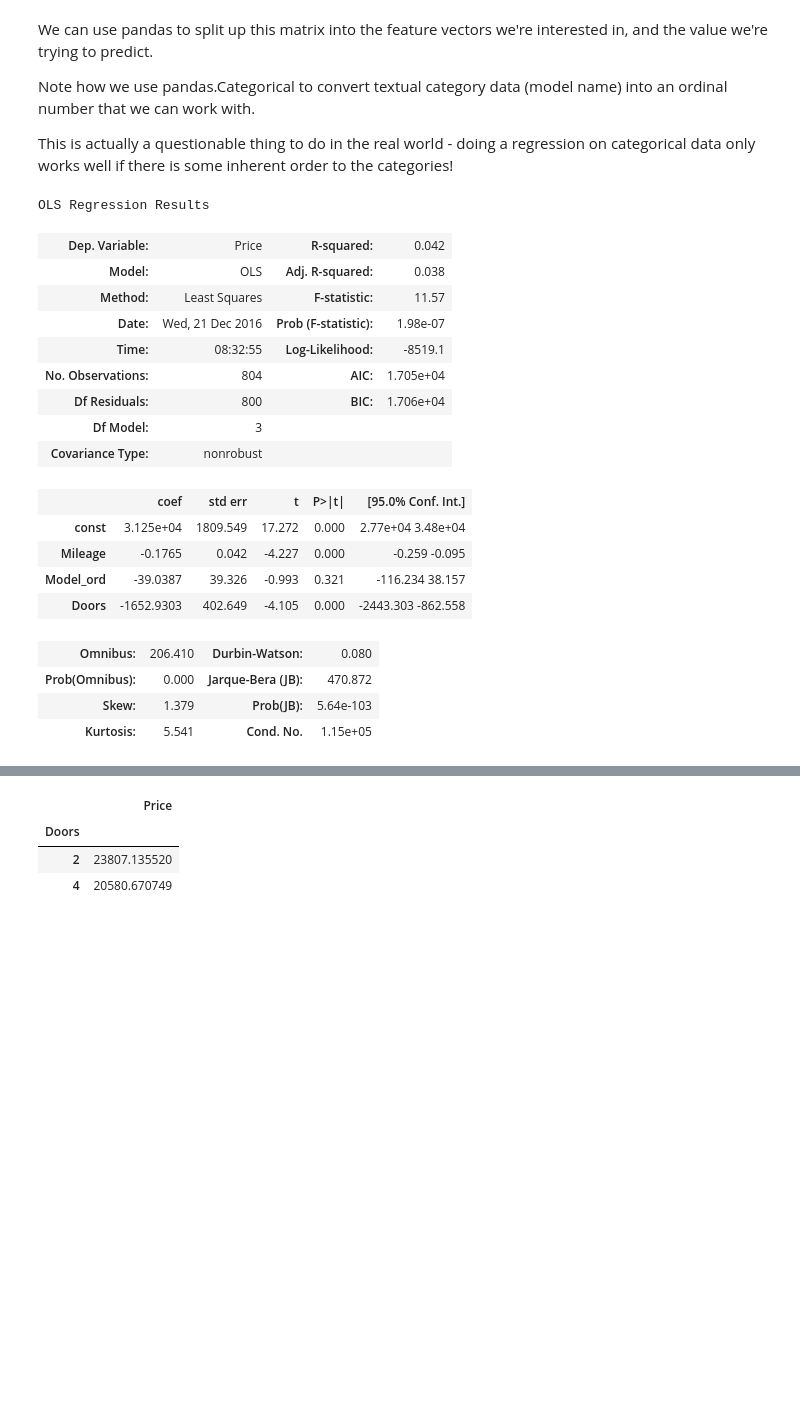
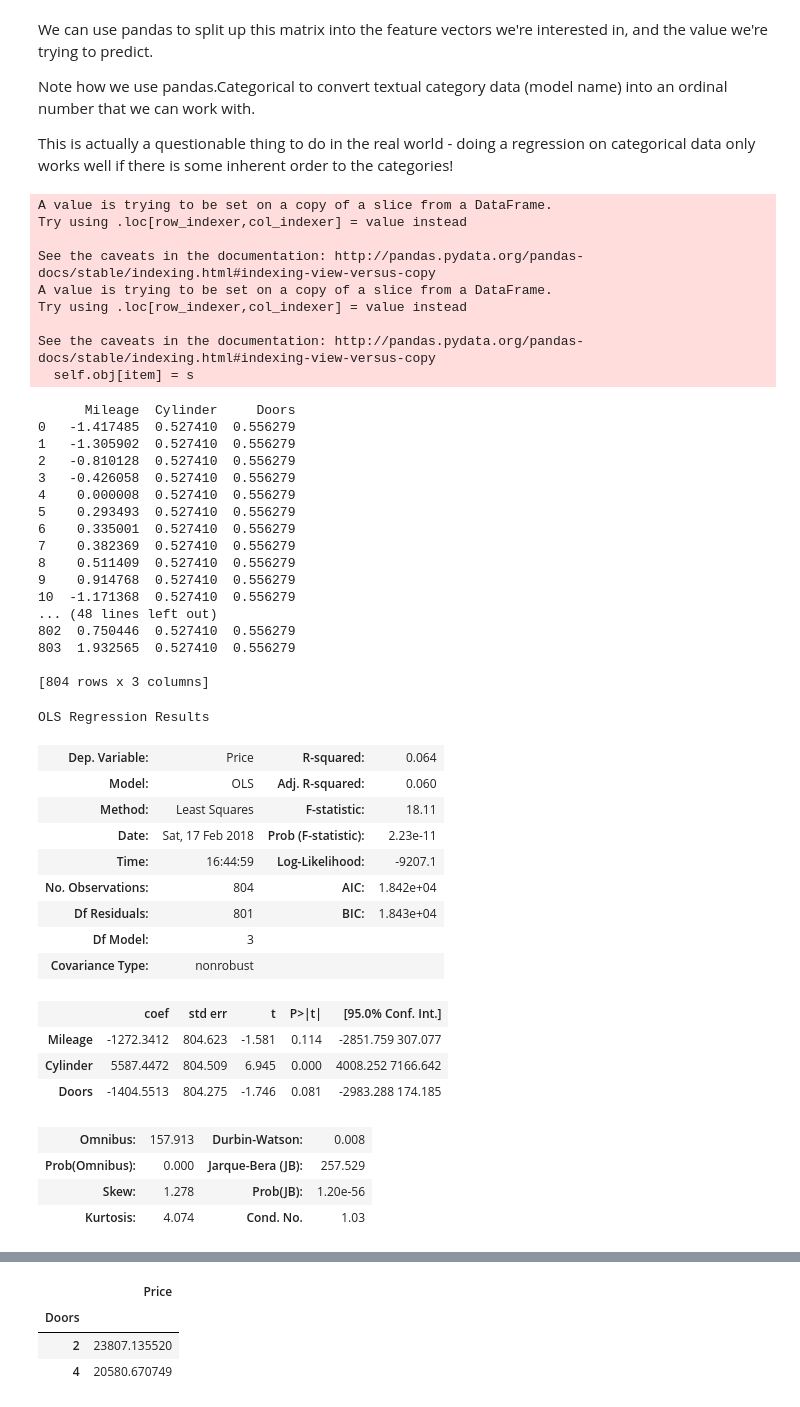
Before and after one commit to karanj1/Machine-Learning, a Jupyter notebook: MultivariateRegression.ipynb, the cells around one changed output, grey strips where cells are left out. Drawn from its saved outputs; the diff is of its cells as text; code cells hidden in the pictures; blank space fills up the shorter version.

```diff
--- a/MultivariateRegression.ipynb
+++ b/MultivariateRegression.ipynb
@@ -23,36 +23,67 @@ Note how we use pandas.Categorical to convert textual category data (model name)
 This is actually a questionable thing to do in the real world - doing a regression on categorical data only works well if there is some inherent order to the categories!
 # %%
 import statsmodels.api as sm
+from sklearn.preprocessing import StandardScaler
+scale = StandardScaler()
 
-df['Model_ord'] = pd.Categorical(df.Model).codes   #http://pandas.pydata.org/pandas-docs/stable/categorical.html
+#df['Model_ord'] = pd.Categorical(df.Model).codes   #http://pandas.pydata.org/pandas-docs/stable/categorical.html
 #print(df['Model_ord'], pd.Categorical(df.Model))
-X = df[['Mileage', 'Model_ord', 'Doors']]
+X = df[['Mileage', 'Cylinder', 'Doors']]
 y = df[['Price']]
 
-X1 = sm.add_constant(X)  #http://statsmodels.sourceforge.net/devel/generated/statsmodels.tools.tools.add_constant.html
+X[['Mileage', 'Cylinder', 'Doors']] = scale.fit_transform(X[['Mileage', 'Cylinder', 'Doors']].as_matrix())
+
+print(X)
+
+#X1 = sm.add_constant(X)  #http://statsmodels.sourceforge.net/devel/generated/statsmodels.tools.tools.add_constant.html
 #print(X1)
-est = sm.OLS(y, X1).fit()   #http://statsmodels.sourceforge.net/devel/generated/statsmodels.regression.linear_model.OLS.html
+est = sm.OLS(y, X).fit()   #http://statsmodels.sourceforge.net/devel/generated/statsmodels.regression.linear_model.OLS.html
 
 est.summary()
 # %% [output]
-OLS Regression Results
+A value is trying to be set on a copy of a slice from a DataFrame.
+Try using .loc[row_indexer,col_indexer] = value instead
+
+See the caveats in the documentation: http://pandas.pydata.org/pandas-docs/stable/indexing.html#indexing-view-versus-copy
+A value is trying to be set on a copy of a slice from a DataFrame.
+Try using .loc[row_indexer,col_indexer] = value instead
+
+See the caveats in the documentation: http://pandas.pydata.org/pandas-docs/stable/indexing.html#indexing-view-versus-copy
+  self.obj[item] = s
+      Mileage  Cylinder     Doors
+0   -1.417485  0.527410  0.556279
+1   -1.305902  0.527410  0.556279
+2   -0.810128  0.527410  0.556279
+3   -0.426058  0.527410  0.556279
+4    0.000008  0.527410  0.556279
+5    0.293493  0.527410  0.556279
+6    0.335001  0.527410  0.556279
+7    0.382369  0.527410  0.556279
+8    0.511409  0.527410  0.556279
+9    0.914768  0.527410  0.556279
+10  -1.171368  0.527410  0.556279
+... (48 lines left out)
+802  0.750446  0.527410  0.556279
+803  1.932565  0.527410  0.556279
+
+[804 rows x 3 columns]
+OLS Regression Results
-| Dep. Variable: | Price | R-squared: | 0.042 |
-| Model: | OLS | Adj. R-squared: | 0.038 |
-| Method: | Least Squares | F-statistic: | 11.57 |
-| Date: | Wed, 21 Dec 2016 | Prob (F-statistic): | 1.98e-07 |
-| Time: | 08:32:55 | Log-Likelihood: | -8519.1 |
-| No. Observations: | 804 | AIC: | 1.705e+04 |
-| Df Residuals: | 800 | BIC: | 1.706e+04 |
+| Dep. Variable: | Price | R-squared: | 0.064 |
+| Model: | OLS | Adj. R-squared: | 0.060 |
+| Method: | Least Squares | F-statistic: | 18.11 |
+| Date: | Sat, 17 Feb 2018 | Prob (F-statistic): | 2.23e-11 |
+| Time: | 16:44:59 | Log-Likelihood: | -9207.1 |
+| No. Observations: | 804 | AIC: | 1.842e+04 |
+| Df Residuals: | 801 | BIC: | 1.843e+04 |
 | Df Model: | 3 |  |  |
 | Covariance Type: | nonrobust |  |  |
 |  | coef | std err | t | P>|t| | [95.0% Conf. Int.] |
-| const | 3.125e+04 | 1809.549 | 17.272 | 0.000 | 2.77e+04 3.48e+04 |
-| Mileage | -0.1765 | 0.042 | -4.227 | 0.000 | -0.259 -0.095 |
-| Model_ord | -39.0387 | 39.326 | -0.993 | 0.321 | -116.234 38.157 |
-| Doors | -1652.9303 | 402.649 | -4.105 | 0.000 | -2443.303 -862.558 |
+| Mileage | -1272.3412 | 804.623 | -1.581 | 0.114 | -2851.759 307.077 |
+| Cylinder | 5587.4472 | 804.509 | 6.945 | 0.000 | 4008.252 7166.642 |
+| Doors | -1404.5513 | 804.275 | -1.746 | 0.081 | -2983.288 174.185 |
-| Omnibus: | 206.410 | Durbin-Watson: | 0.080 |
-| Prob(Omnibus): | 0.000 | Jarque-Bera (JB): | 470.872 |
-| Skew: | 1.379 | Prob(JB): | 5.64e-103 |
-| Kurtosis: | 5.541 | Cond. No. | 1.15e+05 |
+| Omnibus: | 157.913 | Durbin-Watson: | 0.008 |
+| Prob(Omnibus): | 0.000 | Jarque-Bera (JB): | 257.529 |
+| Skew: | 1.278 | Prob(JB): | 1.20e-56 |
+| Kurtosis: | 4.074 | Cond. No. | 1.03 |
 # %% [raw]
 The table of coefficients above gives us the values to plug into an equation of form:
```
Also changed, not shown: parts of 1 cell of this notebook, 10 other files.
